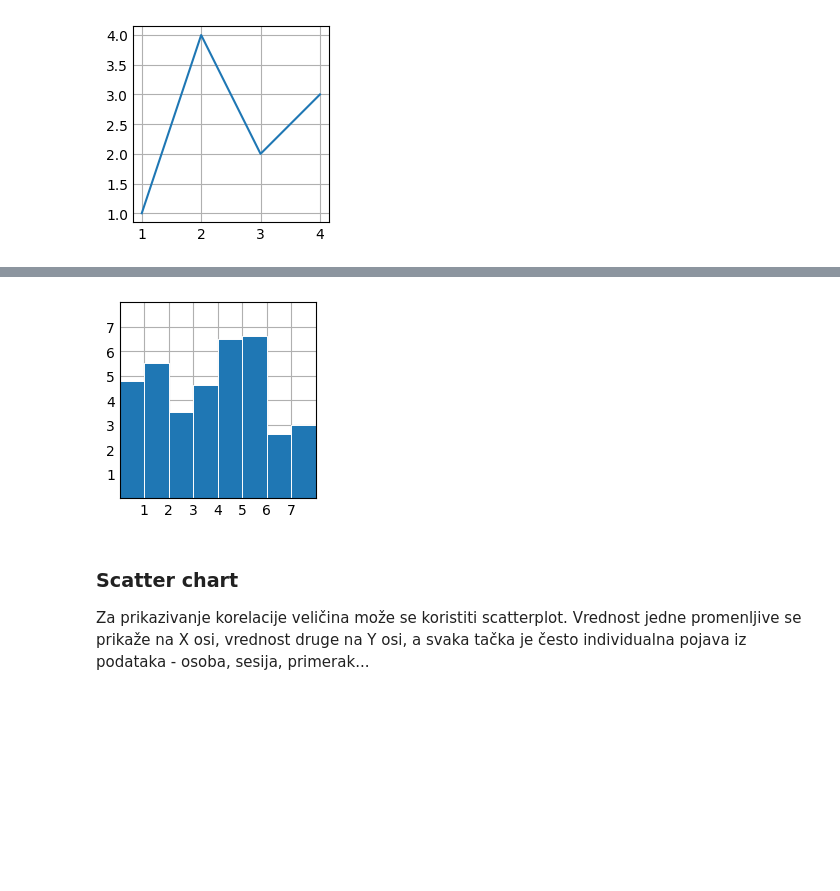
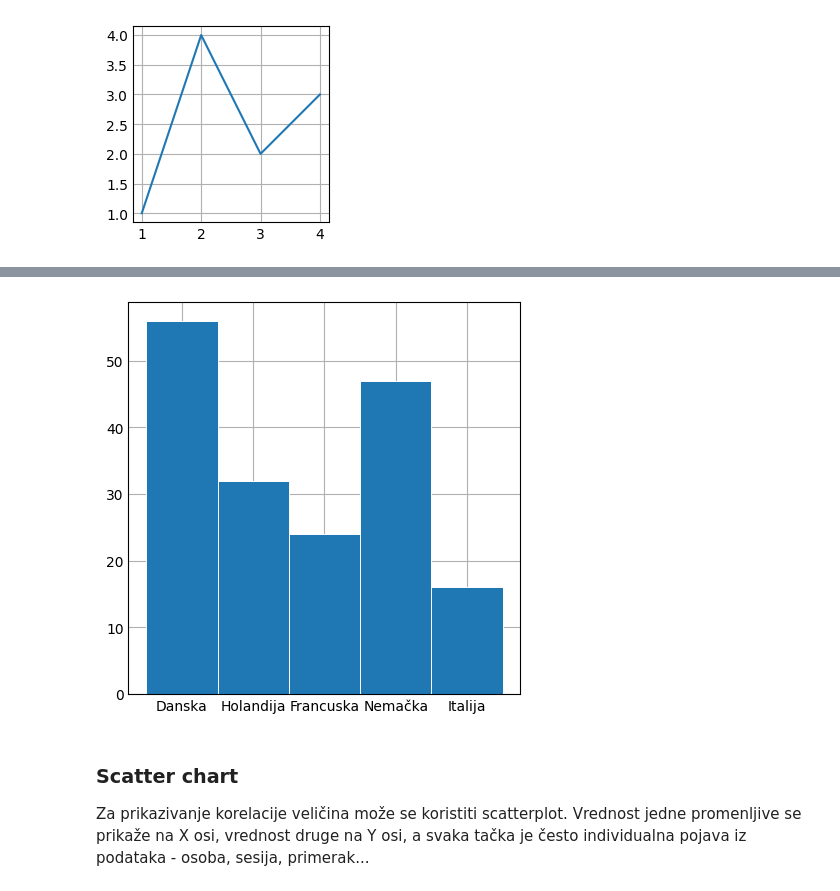
Before and after one commit to TLazarevic/data-analysis-lab, a Jupyter notebook: matplotlib.ipynb, the cells around one changed output, grey strips where cells are left out. Saved outputs shown, nothing was run; the diff lists cells and outputs as text; code cells hidden in the pictures; blank space fills up the shorter version.

```diff
--- a/matplotlib.ipynb
+++ b/matplotlib.ipynb
@@ -41,21 +48,16 @@ Jednostavan za jasan za razumevanje. Može se koristiti za poredjenje vrednosti
-# %%
-plt.style.use('_mpl-gallery')
-
-# napravi podatke:
-x = 0.5 + np.arange(8)
-y = [4.8, 5.5, 3.5, 4.6, 6.5, 6.6, 2.6, 3.0]
-
-# iscrtaj
-fig, ax = plt.subplots()
-
-ax.bar(x, y, width=1, edgecolor="white", linewidth=0.7)
-
-ax.set(xlim=(0, 8), xticks=np.arange(1, 8),
-       ylim=(0, 8), yticks=np.arange(1, 8))
-
-plt.show()
-# %% [output]
-[figure, removed]
+# %%
+# napravi podatke:
+x = ['Danska', 'Holandija', 'Francuska', 'Nemačka', 'Italija']
+y = [56, 32, 24, 47, 16]
+
+# iscrtaj:
+fig, ax = plt.subplots(figsize=(4,4))
+
+ax.bar(x, y, width=1, edgecolor="white", linewidth=0.7)
+
+plt.show()
+# %% [output]
+[figure, added]
 # %% [markdown]
 ### Scatter chart
 
```
Also changed, not shown: parts of 15 cells of this notebook.
